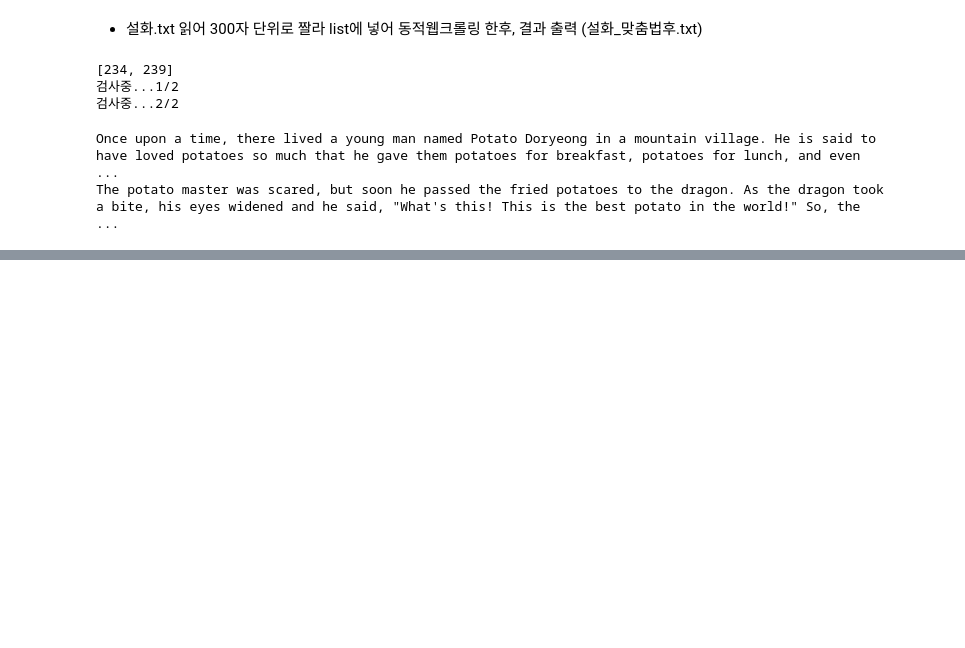
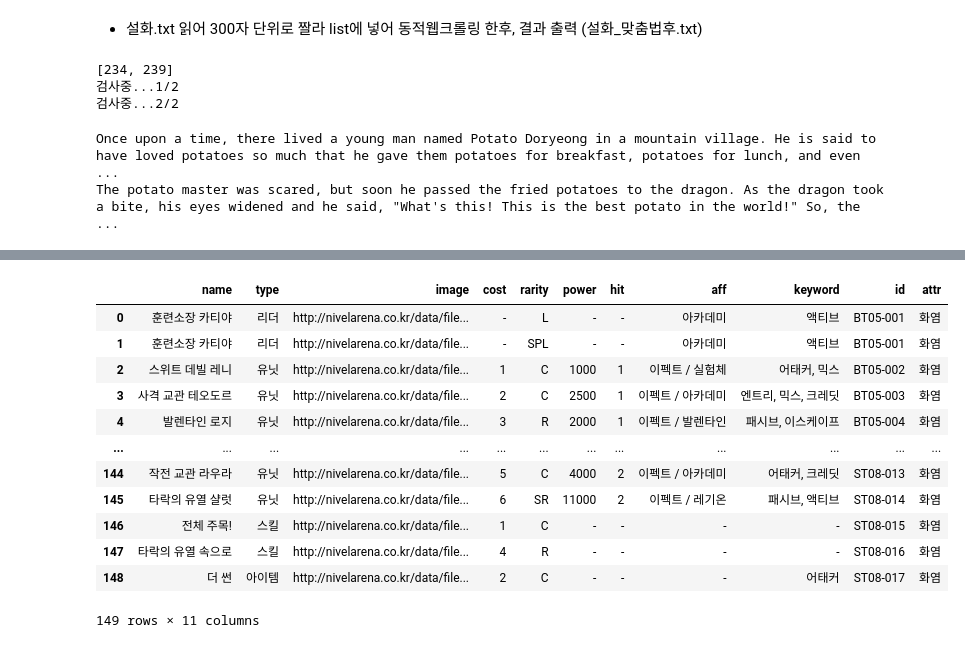
Before and after one commit to seungdobaek/ai_x, a Jupyter notebook: source/01_python/ch14_웹데이터수집2_동적.ipynb, the cells around one changed output, grey strips where cells are left out. Drawn from its saved outputs; the diff is of its cells as text; code cells hidden in the pictures; blank space fills up the shorter version.

```diff
--- a/source/01_python/ch14_웹데이터수집2_동적.ipynb
+++ b/source/01_python/ch14_웹데이터수집2_동적.ipynb
@@ -404,0 +417,3 @@ img_lists = soup.select('div.img_area img')
+# %%
+card_df = pd.read_csv('image_card/card.csv')
+card_df.head()
@@ -404,0 +427,25 @@ img_lists = soup.select('div.img_area img')
+# %%
+def divide_type(row):
+    split = row['type'].split('/')
+    row['id'] = split[0].strip()
+    row['type'] = split[1].strip()
+    row['attr'] = split[2].strip()
+    return row
+card_df = card_df.apply(divide_type, axis=1);
+# %%
+card_df.to_csv('image_card/card.csv', index=False)
+card_df
+# %% [output]
+|  | name | type | image | cost | rarity | power | hit | aff | keyword | id | attr |
+| 0 | 훈련소장 카티야 | 리더 | http://nivelarena.co.kr/data/file... | - | L | - | - | 아카데미 | 액티브 | BT05-001 | 화염 |
+| 1 | 훈련소장 카티야 | 리더 | http://nivelarena.co.kr/data/file... | - | SPL | - | - | 아카데미 | 액티브 | BT05-001 | 화염 |
+| 2 | 스위트 데빌 레니 | 유닛 | http://nivelarena.co.kr/data/file... | 1 | C | 1000 | 1 | 이펙트 / 실험체 | 어태커, 믹스 | BT05-002 | 화염 |
+| 3 | 사격 교관 테오도르 | 유닛 | http://nivelarena.co.kr/data/file... | 2 | C | 2500 | 1 | 이펙트 / 아카데미 | 엔트리, 믹스, 크레딧 | BT05-003 | 화염 |
+| 4 | 발렌타인 로지 | 유닛 | http://nivelarena.co.kr/data/file... | 3 | R | 2000 | 1 | 이펙트 / 발렌타인 | 패시브, 이스케이프 | BT05-004 | 화염 |
+| ... | ... | ... | ... | ... | ... | ... | ... | ... | ... | ... | ... |
+| 144 | 작전 교관 라우라 | 유닛 | http://nivelarena.co.kr/data/file... | 5 | C | 4000 | 2 | 이펙트 / 아카데미 | 어태커, 크레딧 | ST08-013 | 화염 |
+| 145 | 타락의 유열 샬럿 | 유닛 | http://nivelarena.co.kr/data/file... | 6 | SR | 11000 | 2 | 이펙트 / 레기온 | 패시브, 액티브 | ST08-014 | 화염 |
+| 146 | 전체 주목! | 스킬 | http://nivelarena.co.kr/data/file... | 1 | C | - | - | - | - | ST08-015 | 화염 |
+| 147 | 타락의 유열 속으로 | 스킬 | http://nivelarena.co.kr/data/file... | 4 | R | - | - | - | - | ST08-016 | 화염 |
+| 148 | 더 썬 | 아이템 | http://nivelarena.co.kr/data/file... | 2 | C | - | - | - | 어태커 | ST08-017 | 화염 |
+149 rows × 11 columns
```
Also changed, not shown: parts of 8 cells of this notebook, 16 other files.
